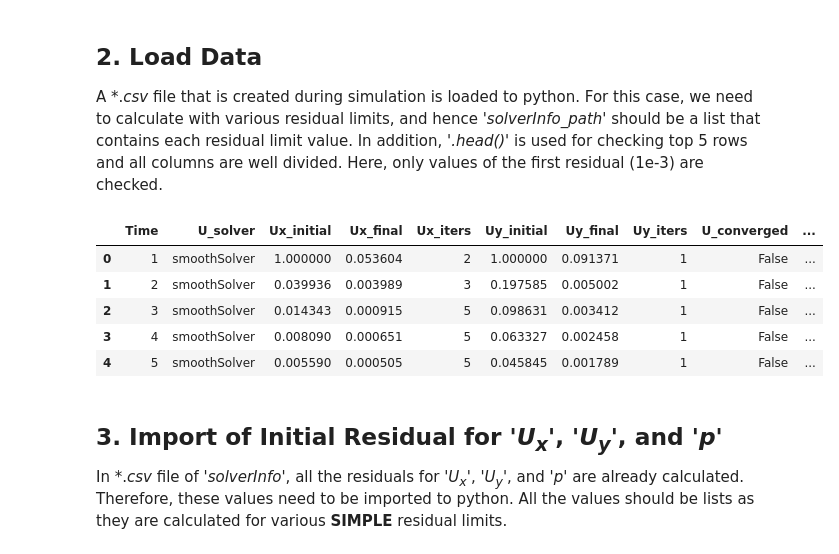
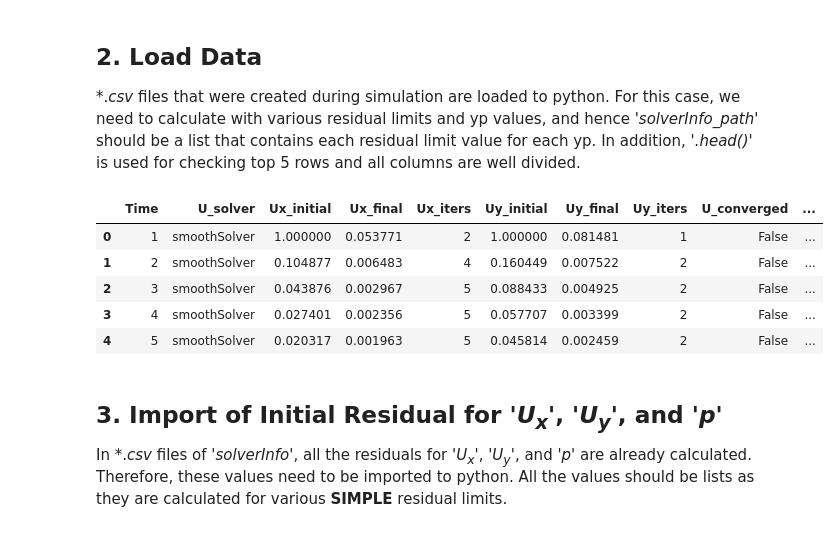
Before and after one commit to AndreWeiner/wall_modeling, a Jupyter notebook: notebooks/PlotResiduals.ipynb, the cells around one changed output. Cells and saved outputs as stored; diff of their text form; code cells hidden in the pictures.

```diff
--- a/notebooks/PlotResiduals.ipynb
+++ b/notebooks/PlotResiduals.ipynb
@@ -5,6 +5,5 @@ This notebook explains how to plot residuals as time increases. As a bash script
 # %%
 #!/usr/bin/env python
-import os, sys
 import numpy as np
 import matplotlib.pyplot as plt
 import pandas as pd
@@ -12,4 +11,9 @@ import pandas as pd
 # increase dpi and use latex rendering
 import matplotlib as mpl
 mpl.rcParams['figure.dpi'] = 160
-#mpl.rc('text', usetex=True)
+mpl.rc('text', usetex=True)
+
+# Set macro for paths
+run = "../run/"
+output = "./output/"
+!mkdir -p output
@@ -37,21 +24,23 @@ res_list = res_list[1:]
+# %%
+model = "kOmegaSST"
+yp = ['0.05', '1', '2', '5', '10', '30', '50', '100']
+res_list = ['1e-3', '1e-4', '1e-5', '1e-6']
 # %% [markdown]
 ## **2. Load Data**
-A \*.*csv* file that is created during simulation is loaded to python. For this case, we need to calculate with various residual limits, and hence *'solverInfo_path'* should be a list that contains each residual limit value. In addition, *'.head()'* is used for checking top 5 rows and all columns are well divided. Here, only values of the first residual (1e-3) are checked.
+\*.*csv* files that were created during simulation are loaded to python. For this case, we need to calculate with various residual limits and yp values, and hence *'solverInfo_path'* should be a list that contains each residual limit value for each yp. In addition, *'.head()'* is used for checking top 5 rows and all columns are well divided.
 # %%
-# This line that is commented out for the purpose of testing in jupyter notebook.
-#solverInfo_path = ['../run/turbulentFlatPlate1/yplus_{}/solverInfo_{}_{}_{}.csv'.format(str(yp), model, str(yp), res_list[i]) for i in range(len(res_list))]
-solverInfo_path = ['yplus_{}/solverInfo_{}_{}_{}.csv'.format(str(yp), model, str(yp), res_list[i]) for i in range(len(res_list))]
-solverInfo_data = [pd.read_csv(solverInfo_path[j], delim_whitespace=True, skiprows = 1) for j in range(len(res_list))]
+solverInfo_path = [run + 'turbulentFlatPlate/yplus_{}/solverInfo_{}_{}_{}.csv'.format(yp[j], model, yp[j], res_list[i]) for j in range(len(yp)) for i in range(len(res_list))]
+solverInfo_data = [pd.read_csv(solverInfo_path[i + len(res_list)*j], delim_whitespace=True, skiprows = 1) for j in range(len(yp)) for i in range(len(res_list))]
 solverInfo_data[0].head()
 # %% [output]
 |  | Time | U_solver | Ux_initial | Ux_final | Ux_iters | Uy_initial | Uy_final | Uy_iters | U_converged | ... |
-| 0 | 1 | smoothSolver | 1.000000 | 0.053604 | 2 | 1.000000 | 0.091371 | 1 | False | ... |
-| 1 | 2 | smoothSolver | 0.039936 | 0.003989 | 3 | 0.197585 | 0.005002 | 1 | False | ... |
-| 2 | 3 | smoothSolver | 0.014343 | 0.000915 | 5 | 0.098631 | 0.003412 | 1 | False | ... |
-| 3 | 4 | smoothSolver | 0.008090 | 0.000651 | 5 | 0.063327 | 0.002458 | 1 | False | ... |
-| 4 | 5 | smoothSolver | 0.005590 | 0.000505 | 5 | 0.045845 | 0.001789 | 1 | False | ... |
+| 0 | 1 | smoothSolver | 1.000000 | 0.053771 | 2 | 1.000000 | 0.081481 | 1 | False | ... |
+| 1 | 2 | smoothSolver | 0.104877 | 0.006483 | 4 | 0.160449 | 0.007522 | 2 | False | ... |
+| 2 | 3 | smoothSolver | 0.043876 | 0.002967 | 5 | 0.088433 | 0.004925 | 2 | False | ... |
+| 3 | 4 | smoothSolver | 0.027401 | 0.002356 | 5 | 0.057707 | 0.003399 | 2 | False | ... |
+| 4 | 5 | smoothSolver | 0.020317 | 0.001963 | 5 | 0.045814 | 0.002459 | 2 | False | ... |
 # %% [markdown]
 ## **3. Import of Initial Residual for *'U<sub>x</sub>'*, *'U<sub>y</sub>'*, and *'p'***
 
-In \*.*csv* file of *'solverInfo'*, all the residuals for *'U<sub>x</sub>'*, *'U<sub>y</sub>'*, and *'p'* are already calculated. Therefore, these values need to be imported to python. All the values should be lists as they are calculated for various **SIMPLE** residual limits.
+In \*.*csv* files of *'solverInfo'*, all the residuals for *'U<sub>x</sub>'*, *'U<sub>y</sub>'*, and *'p'* are already calculated. Therefore, these values need to be imported to python. All the values should be lists as they are calculated for various **SIMPLE** residual limits.
 # %%
```
Also changed, not shown: parts of 8 cells of this notebook, 1 other file.
